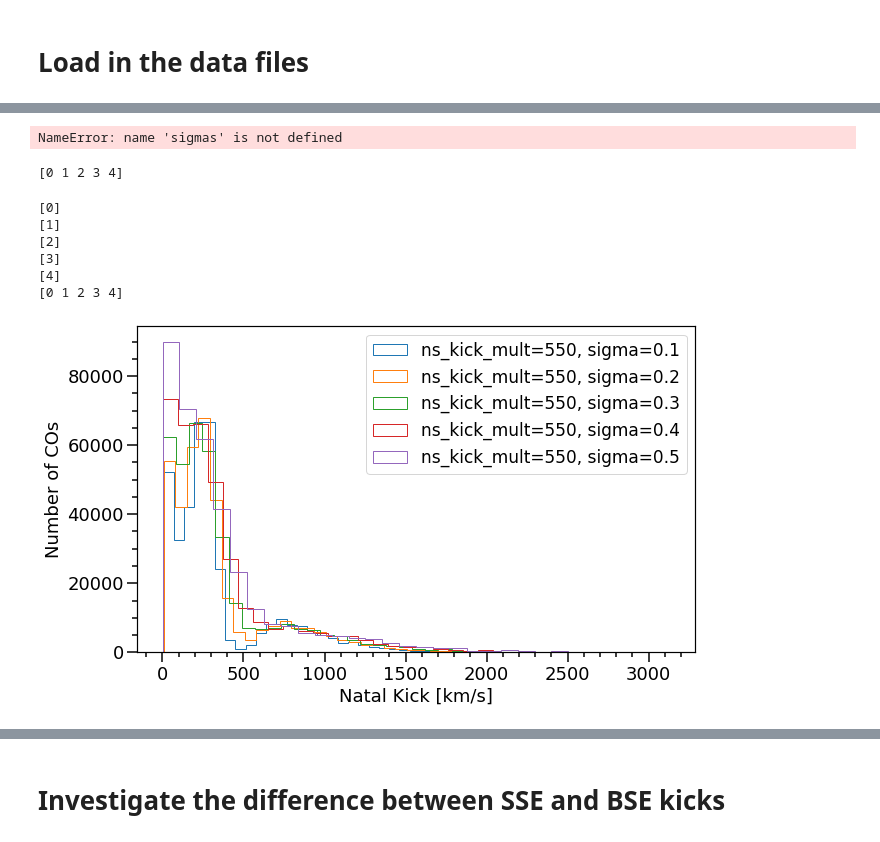
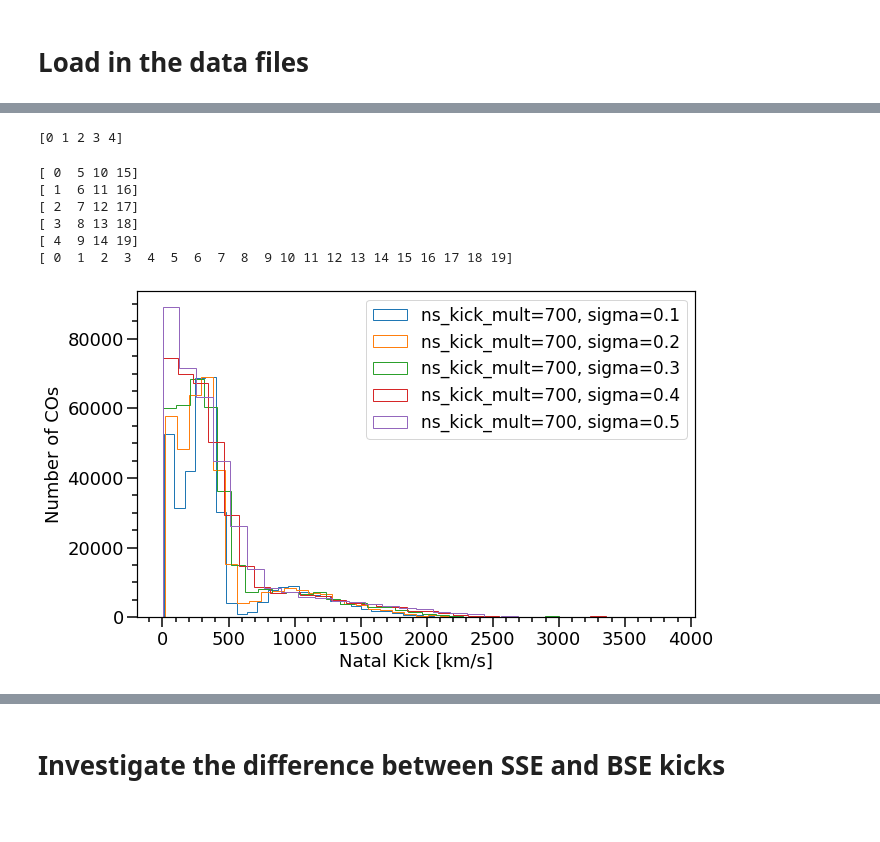
Before and after one commit to veome22/supernova_remnant_prescription, a Jupyter notebook: FRONTERA_kick_dist_plots_compas_BSE.ipynb, the cells around one changed output, grey strips where cells are left out. Saved outputs shown, nothing was run; the diff lists cells and outputs as text; code cells hidden in the pictures.

```diff
--- a/FRONTERA_kick_dist_plots_compas_BSE.ipynb
+++ b/FRONTERA_kick_dist_plots_compas_BSE.ipynb
@@ -94,7 +62,7 @@ def layoutAxes(ax, nameX='', nameY='', \
 # Load in the data files
 # %%
 bh_kicks = [200]
-ns_kicks = [550]
+ns_kicks = [550, 600, 650, 700]
 sigmas = [0.1, 0.2, 0.3, 0.4, 0.5]
 
 SN_KICK_NS_ALL, SN_KICK_BH_ALL, NS_KICK_MULT, SIGMAS = mmf.load_sim_data(bh_kicks, ns_kicks, sigmas, \
@@ -118,8 +80,6 @@ for i in range(len(sigmas)):
     kick_models[f"SIGMA_{sigmas[i]}_RANGE"] = np.arange(i, (vns*sig) + i, sig)
 
 kick_models["ALL"] = np.arange(0, vns*sig, 1)
-# %% [output]
-NameError: name 'sigmas' is not defined
 # %%
 print(kick_models["NS_550_RANGE"])
 # print(kick_models["NS_350_RANGE"])
@@ -135,28 +95,28 @@ print(kick_models["SIGMA_0.5_RANGE"])
 
 print(kick_models["ALL"])
 # %% [output]
-[0]
-[1]
-[2]
-[3]
-[4]
-[0 1 2 3 4]
+[ 0  5 10 15]
+[ 1  6 11 16]
+[ 2  7 12 17]
+[ 3  8 13 18]
+[ 4  9 14 19]
+[ 0  1  2  3  4  5  6  7  8  9 10 11 12 13 14 15 16 17 18 19]
 # %%
 f, ax= plt.subplots(1, 1,  figsize=(10,6))
 
-PLOT_RANGE = kick_models["NS_550_RANGE"]
+PLOT_RANGE = kick_models["NS_700_RANGE"]
 # PLOT_RANGE = np.intersect1d(kick_models["NS_300_RANGE"], kick_models["SIGMA_0.3_RANGE"])
 # PLOT_RANGE = kick_models["ALL"]
 
 for i in PLOT_RANGE:
     plt.hist(SN_KICK_NS_ALL[i], bins=30, label=f'ns_kick_mult={NS_KICK_MULT[i]}, sigma={SIGMAS[i]}', histtype='step');
 
 layoutAxes(ax=ax, nameX='Natal Kick [km/s]',\
            nameY='Number of COs')
 plt.legend(fontsize=17)
 plt.show()
 # %% [output]
-[figure, old version]
+[figure, new version]
 # %%
 def plot_kde(PLOT_RANGE):
     f, ax= plt.subplots(1, 1,  figsize=(10,6))
```
Also changed, not shown: parts of 19 cells of this notebook.
